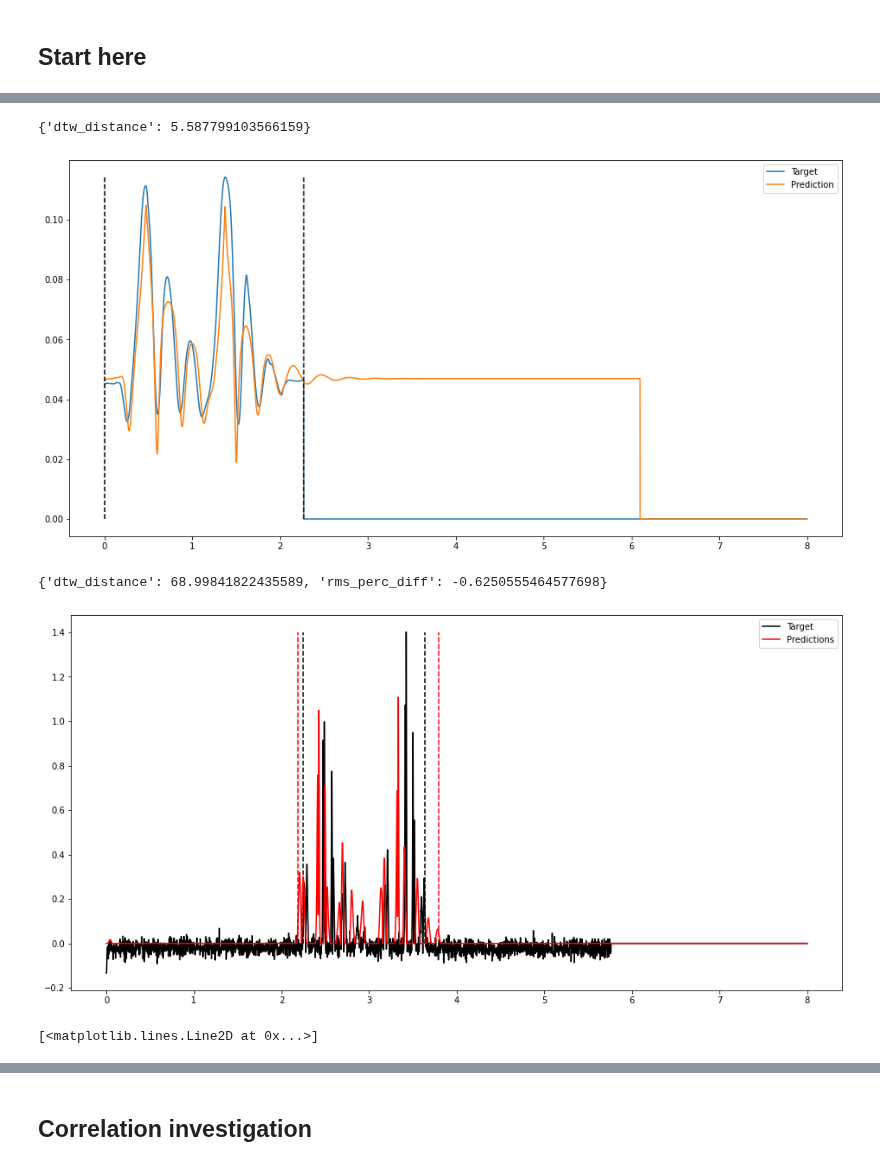
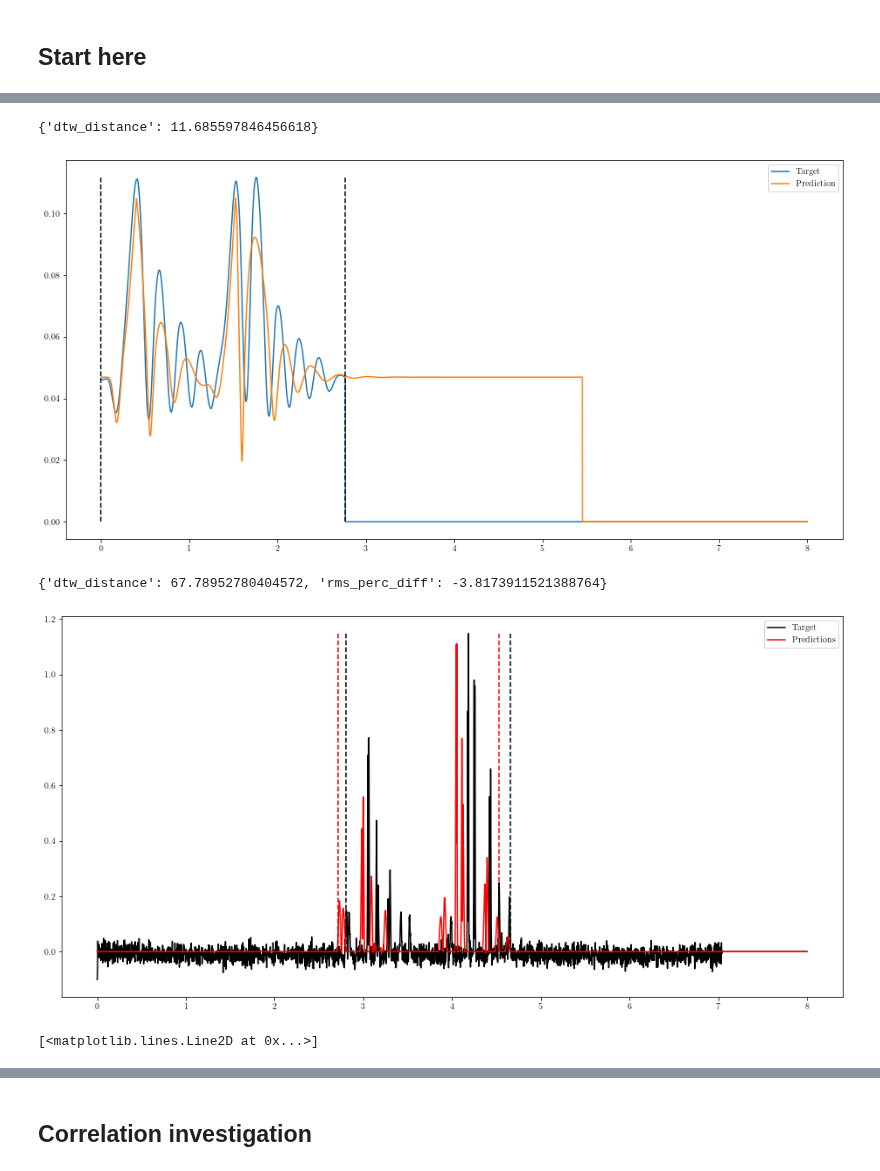
Before and after one commit to mnicstruwig/FlexibleFluxSimulator, a Jupyter notebook: experiments/2020-05-22-Analyze-Grid-Results.ipynb, the cells around one changed output, grey strips where cells are left out. Cells and saved outputs as stored; diff of their text form; code cells hidden in the pictures.

```diff
--- a/experiments/2020-05-22-Analyze-Grid-Results.ipynb
+++ b/experiments/2020-05-22-Analyze-Grid-Results.ipynb
@@ -14,3 +9,0 @@ import numpy as np
-# %%
-df = pd.read_parquet('no_curves.parquet')
-df.head()
@@ -78,9 +32,9 @@ client
 # %%
 root_path = './'
-files = ['A', 'B', 'C']
+files_prefix = ['A', 'B', 'C']
 # %%
 dfs = []
-for f in files:
+for f in files_prefix:
     df = dd.read_parquet(root_path + f + '.parquet', engine='pyarrow')
     df['device_id'] = f
     df['input_excitation'] = df['input_excitation'].astype('int')
@@ -507,7 +468,7 @@ class GroundTruthFactory:
         return groundtruths
 
 # Prepare data
-base_groundtruth_path = './data/2019-05-23_D/'
+base_groundtruth_path = '../data/2019-05-23_D/'
 samples = {}
 samples['A'] = collect_samples(base_path=base_groundtruth_path,
                                acc_pattern='A/*acc*.csv',
@@ -587,19 +548,19 @@ def compare_elec(df_curves_path, groundtruth, model_id, input_excitation_number,
 # %%
 from scipy import signal
 # %%
-input_ = 1
-device = 'B'
-chosen_model_id = 575
+input_ = 5
+device = 'A'
+chosen_model_id = 1342
 
 compare_mech('joined.parquet', groundtruth, chosen_model_id, input_, device)
 ee = compare_elec('joined.parquet', groundtruth, chosen_model_id, input_, device)
 
 plt.figure(figsize=(16, 8))
 plt.plot(ee.emf_predict_clipped_, 'r')
 plt.plot(ee.emf_target_clipped_, 'k')
 # %% [output]
-{'dtw_distance': 5.587799103566159}
+{'dtw_distance': 11.685597846456618}
-[figure, old version]
+[figure, new version]
-{'dtw_distance': 68.99841822435589, 'rms_perc_diff': -0.6250555464577698}
+{'dtw_distance': 67.78952780404572, 'rms_perc_diff': -3.8173911521388764}
-[figure, old version]
+[figure, new version]
 [<matplotlib.lines.Line2D at 0x...>]
```
Also changed, not shown: parts of 36 cells of this notebook, 12 other files.
